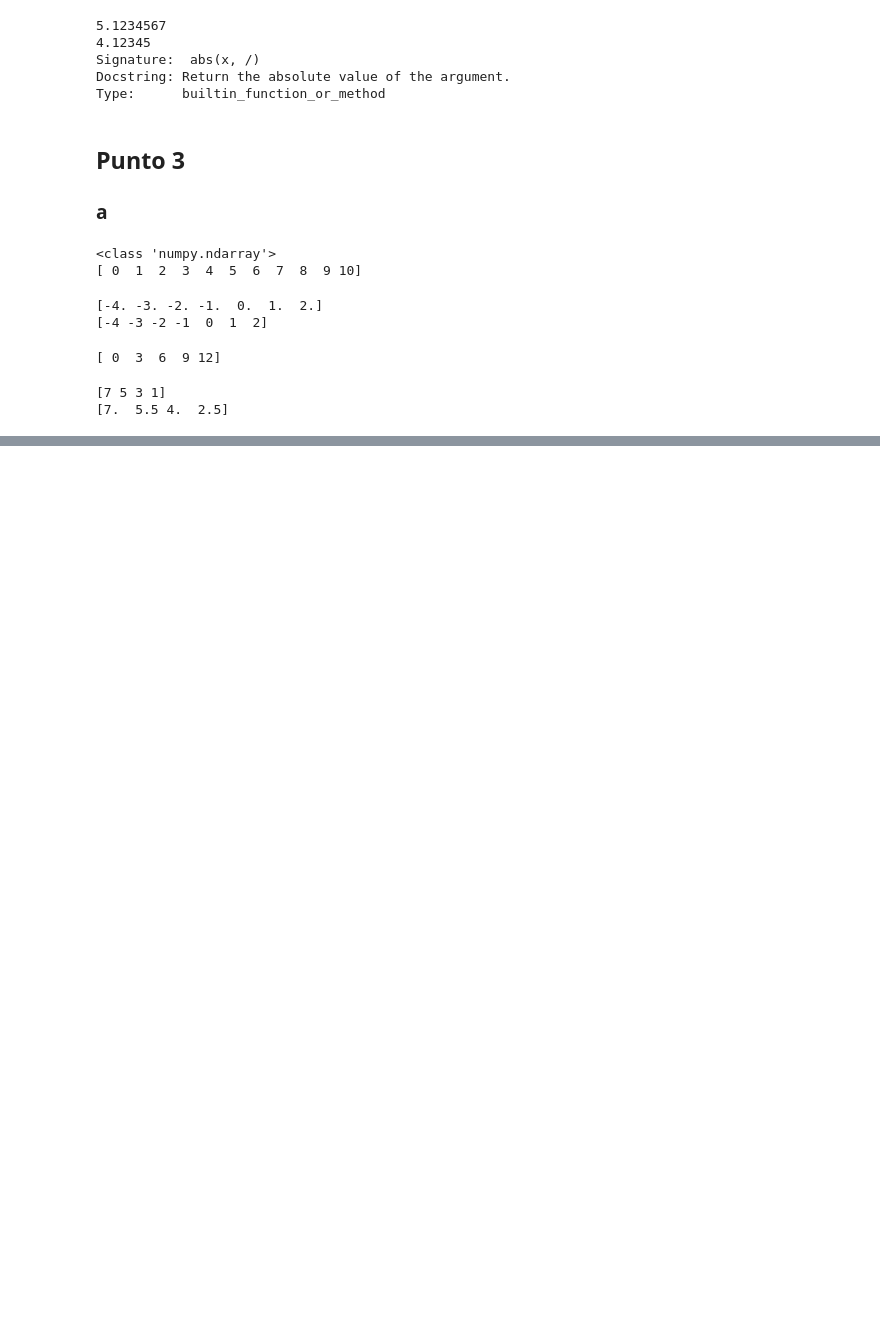
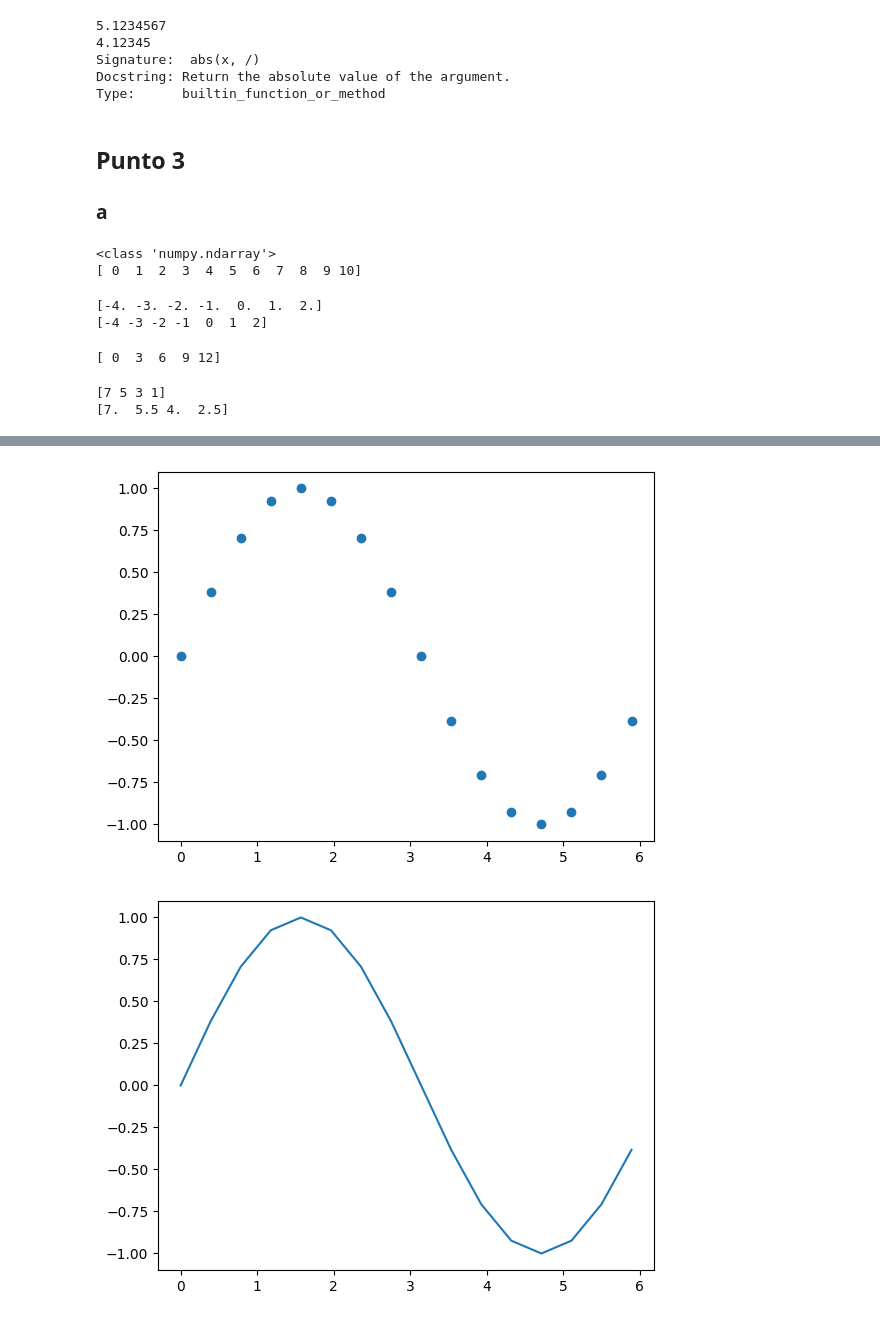
Before and after one commit to EliasGanem/Tps_Senales_Electricas_2024, a Jupyter notebook: Tp1/Tp1_Parte2.ipynb, the cells around one changed output, grey strips where cells are left out. Cells and saved outputs as stored; diff of their text form; code cells hidden in the pictures; blank space fills up the shorter version.

```diff
--- a/Tp1/Tp1_Parte2.ipynb
+++ b/Tp1/Tp1_Parte2.ipynb
@@ -129,0 +160,18 @@ print(reverso)
+# %%
+# seno
+
+radianes = np.arange(start=0, stop=2*pi, step=1/8 * pi)
+seno_vector = []
+
+for radian in radianes: # lo hace es pasar uno a uno los elemtos de radianes
+    valor_seno = np.sin(radian)
+    seno_vector.append(valor_seno) # a la lista le agrega valor_seno
+
+seno_vector = np.array(seno_vector)
+plt.plot(radianes,seno_vector, "o")
+plt.show()
+plt.plot(radianes,seno_vector)
+plt.show()
+# %% [output]
+[figure, added]
+[figure, added]
```
Also changed, not shown: parts of 7 cells of this notebook.
